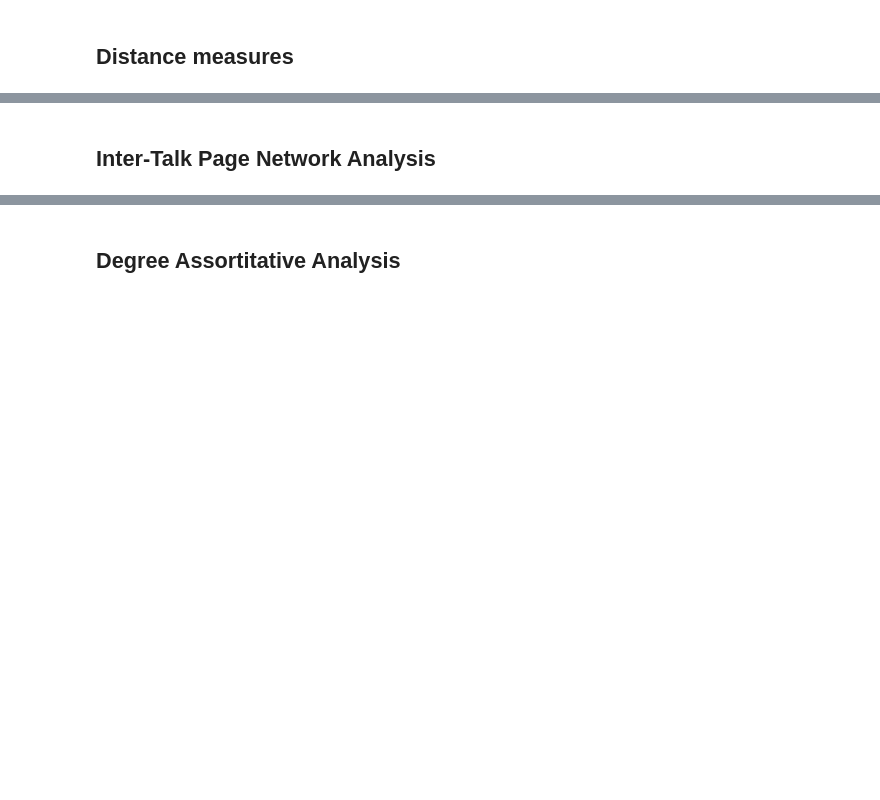
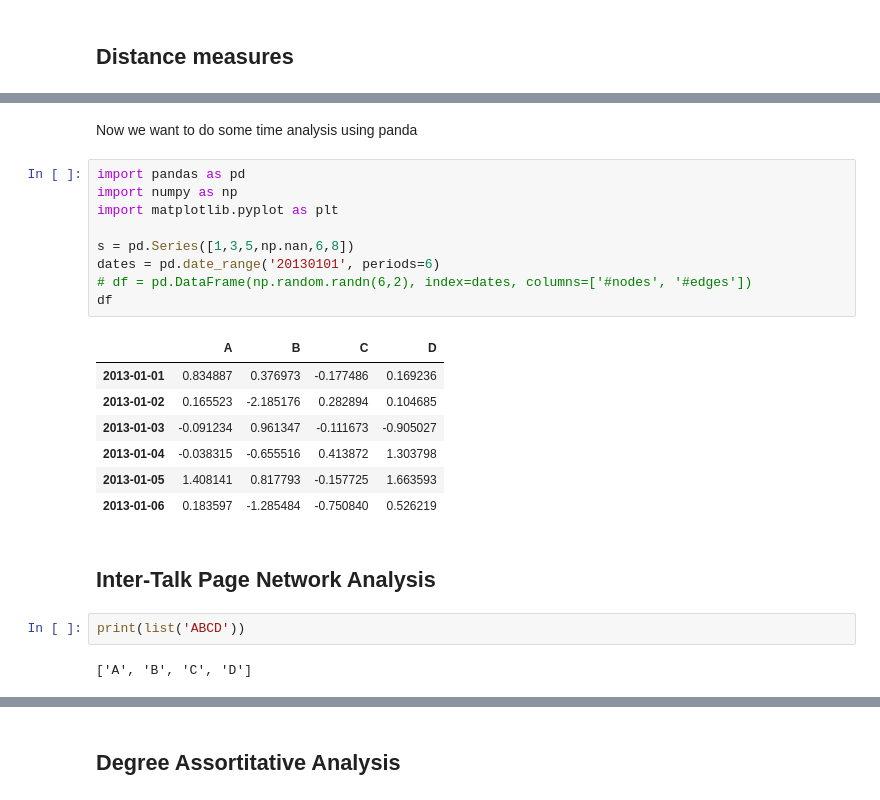
Before and after one commit to totucuong/wikidata, a Jupyter notebook: python/wikidatanetworkanalysis.ipynb, the cells around one changed output, grey strips where cells are left out. Drawn from its saved outputs; the diff is of its cells as text; blank space fills up the shorter version.

```diff
--- a/python/wikidatanetworkanalysis.ipynb
+++ b/python/wikidatanetworkanalysis.ipynb
@@ -334,5 +374,28 @@ number of nodes  1428
+# %% [markdown]
+Now we want to do some time analysis using panda
+# %%
+import pandas as pd
+import numpy as np
+import matplotlib.pyplot as plt
+
+s = pd.Series([1,3,5,np.nan,6,8])
+dates = pd.date_range('20130101', periods=6)
+# df = pd.DataFrame(np.random.randn(6,2), index=dates, columns=['#nodes', '#edges'])
+df
+# %% [output]
+|  | A | B | C | D |
+| 2013-01-01 | 0.834887 | 0.376973 | -0.177486 | 0.169236 |
+| 2013-01-02 | 0.165523 | -2.185176 | 0.282894 | 0.104685 |
+| 2013-01-03 | -0.091234 | 0.961347 | -0.111673 | -0.905027 |
+| 2013-01-04 | -0.038315 | -0.655516 | 0.413872 | 1.303798 |
+| 2013-01-05 | 1.408141 | 0.817793 | -0.157725 | 1.663593 |
+| 2013-01-06 | 0.183597 | -1.285484 | -0.750840 | 0.526219 |
 # %% [markdown]
 ## Inter-Talk Page Network Analysis
+# %%
+print(list('ABCD'))
+# %% [output]
+['A', 'B', 'C', 'D']
 # %%
 itpNetwork = createGraph("../data/itpnetwork.csv")
 print("number of nodes: ",str(itpNetwork.number_of_nodes()))
```
Also changed, not shown: parts of 29 cells of this notebook, 18 other files.
